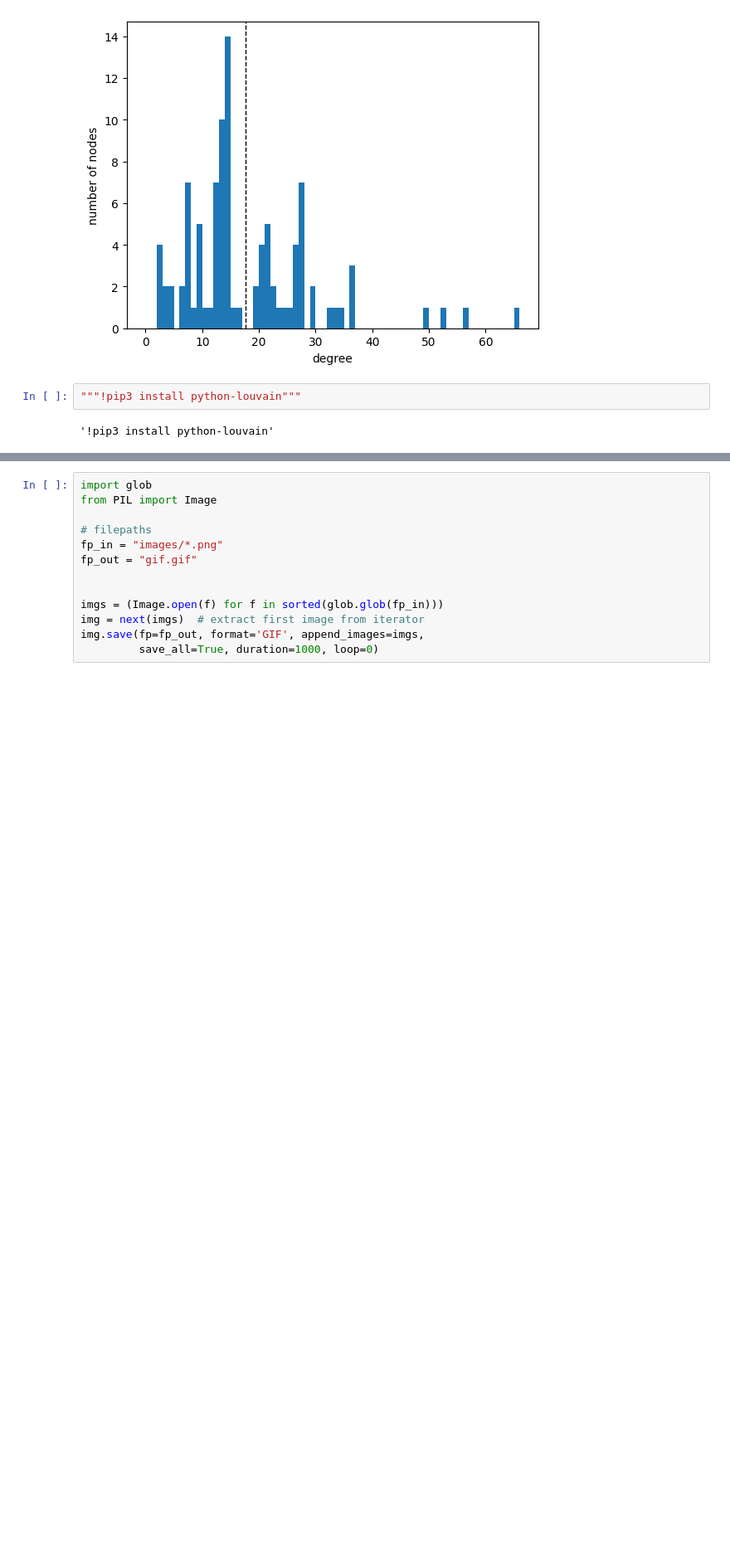
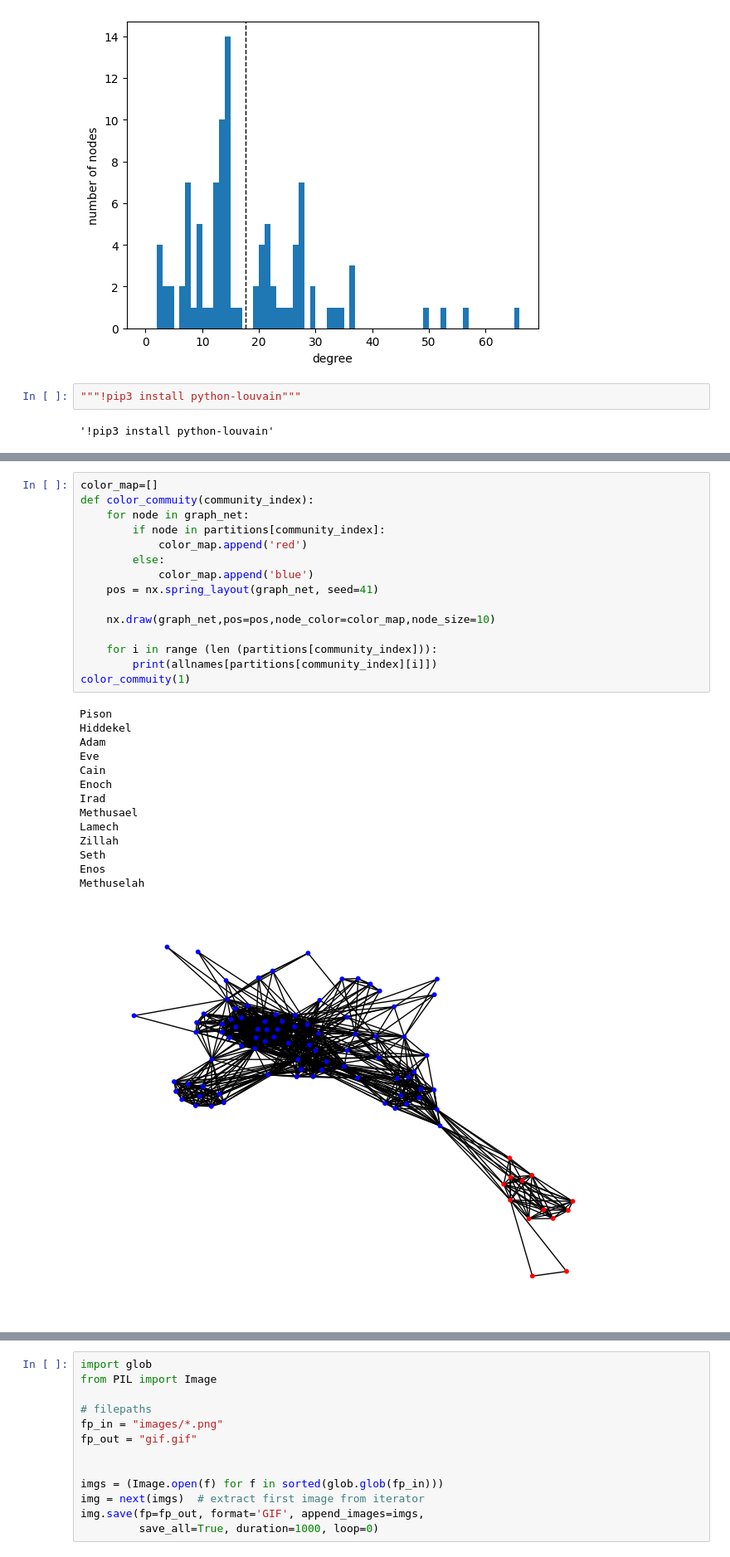
Before and after one commit to PierreRemacle/LINMA2472_P1, a Jupyter notebook: HW1.ipynb, the cells around one changed output, grey strips where cells are left out. Shown at 83% size. Saved outputs shown, nothing was run; the diff lists cells and outputs as text; blank space fills up the shorter version.

```diff
--- a/HW1.ipynb
+++ b/HW1.ipynb
@@ -291,3 +291,33 @@ print(partitions)
+# %%
+color_map=[]
+def color_commuity(community_index):
+    for node in graph_net:
+        if node in partitions[community_index]:
+            color_map.append('red')
+        else:
+            color_map.append('blue')
+    pos = nx.spring_layout(graph_net, seed=41)
+
+    nx.draw(graph_net,pos=pos,node_color=color_map,node_size=10)
+
+    for i in range (len (partitions[community_index])):
+        print(allnames[partitions[community_index][i]])
+color_commuity(1)
+# %% [output]
+Pison
+Hiddekel
+Adam
+Eve
+Cain
+Enoch
+Irad
+Methusael
+Lamech
+Zillah
+Seth
+Enos
+Methuselah
+[figure, added]
 # %%
 from sklearn.cluster import KMeans
 import matplotlib.cm as cm
```
Also changed, not shown: parts of 8 cells of this notebook.
